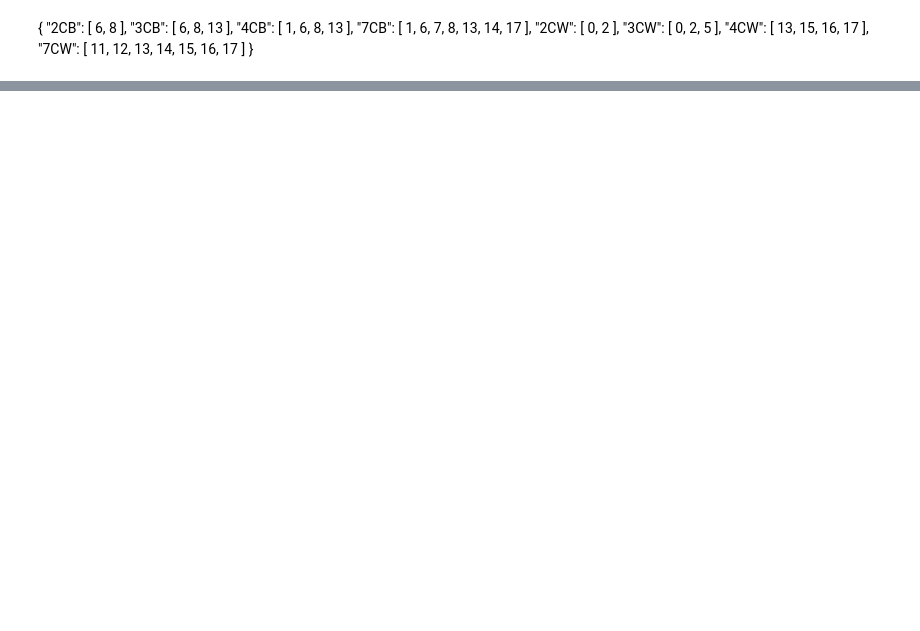
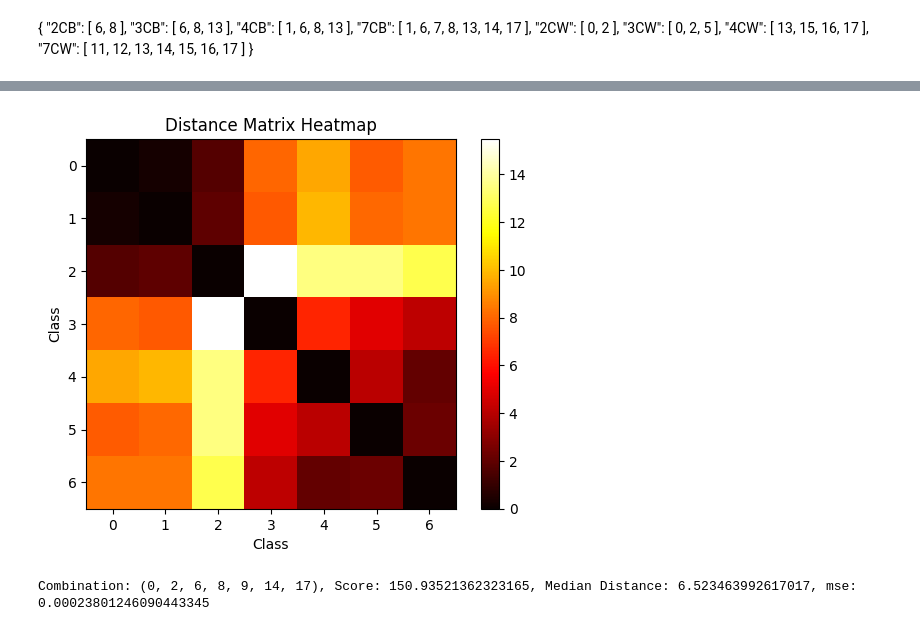
Before and after one commit to franzhd/snntorch_network, a Jupyter notebook: notebook/KDE_metrics.ipynb, the cells around one changed output, grey strips where cells are left out. Saved outputs shown, nothing was run; the diff lists cells and outputs as text; code cells hidden in the pictures; blank space fills up the shorter version.

```diff
--- a/notebook/KDE_metrics.ipynb
+++ b/notebook/KDE_metrics.ipynb
@@ -244,0 +245,7 @@ NameError: name 'distance_matrix' is not defined
+# %%
+#Migliore combinazione in assoluto
+distance_matrix_subset(distance_matrix_subset_0, [0, 2, 6, 8, 9, 14, 17])
+search_combination(separability_scores, (0, 2, 6, 8, 9, 14, 17))
+# %% [output]
+[figure, added]
+Combination: (0, 2, 6, 8, 9, 14, 17), Score: 150.93521362323165, Median Distance: 6.523463992617017, mse: 0.00023801246090443345
```
Also changed, not shown: parts of 23 cells of this notebook, 7 other files.
